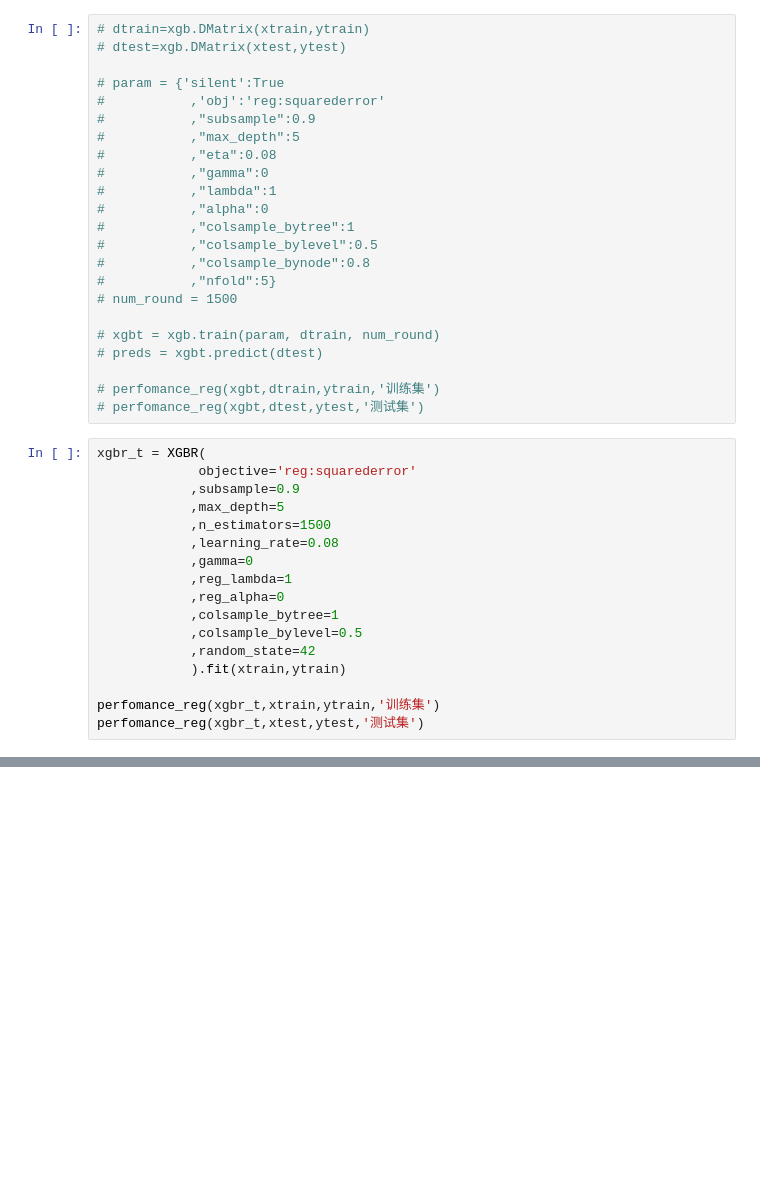
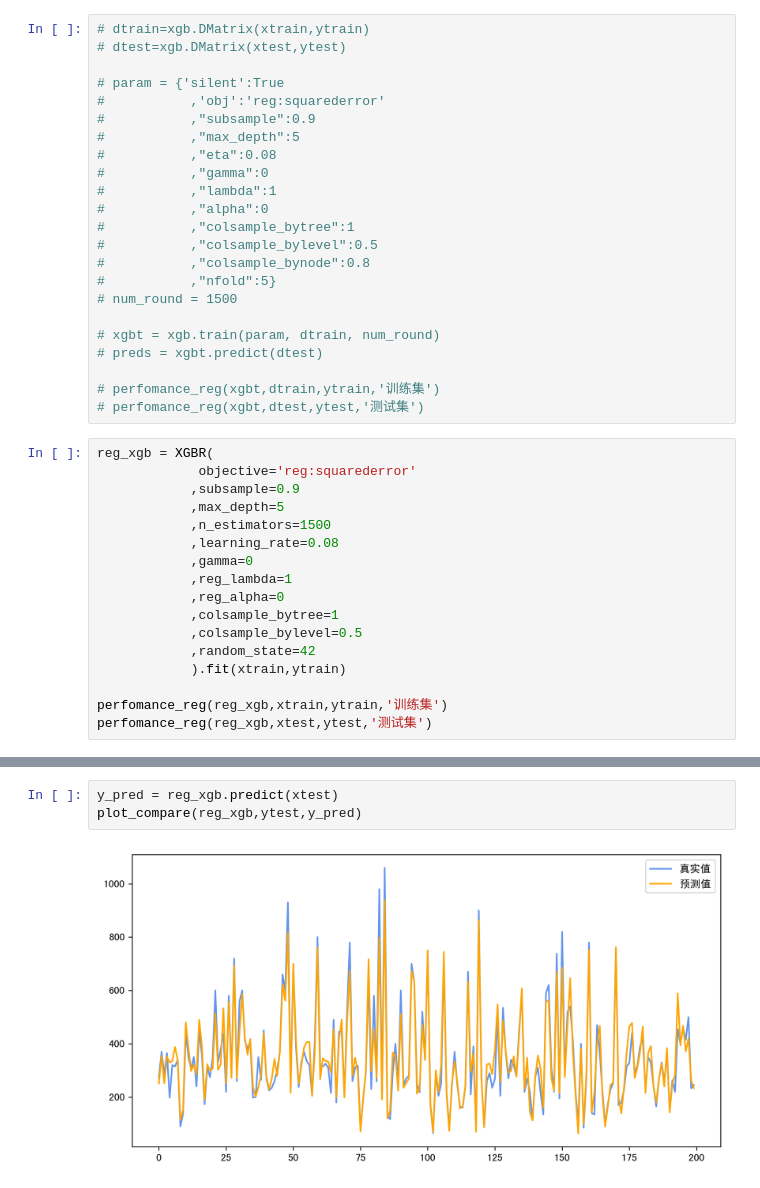
Before and after one commit to zyaaagit/horse-predict, a Jupyter notebook: Demo_model.ipynb, the cells around one changed output, grey strips where cells are left out. Drawn from its saved outputs; the diff is of its cells as text; blank space fills up the shorter version.

```diff
--- a/Demo_model.ipynb
+++ b/Demo_model.ipynb
@@ -304,7 +300,7 @@ dtest=xgb.DMatrix(xtest,ytest)
 # perfomance_reg(xgbt,dtrain,ytrain,'训练集')
 # perfomance_reg(xgbt,dtest,ytest,'测试集')
 # %%
-xgbr_t = XGBR(
+reg_xgb = XGBR(
              objective='reg:squarederror'
             ,subsample=0.9
             ,max_depth=5
@@ -318,5 +314,5 @@ xgbr_t = XGBR(
             ,random_state=42
             ).fit(xtrain,ytrain)
 
-perfomance_reg(xgbr_t,xtrain,ytrain,'训练集')
-perfomance_reg(xgbr_t,xtest,ytest,'测试集')
+perfomance_reg(reg_xgb,xtrain,ytrain,'训练集')
+perfomance_reg(reg_xgb,xtest,ytest,'测试集')
@@ -322,0 +332,5 @@ perfomance_reg(xgbr_t,xtest,ytest,'测试集')
+# %%
+y_pred = reg_xgb.predict(xtest)
+plot_compare(reg_xgb,ytest,y_pred)
+# %% [output]
+[figure, added]
```
Also changed, not shown: parts of 10 cells of this notebook.
